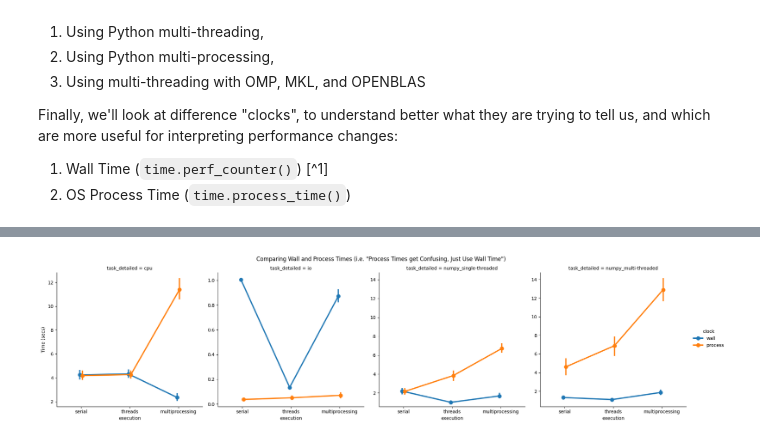
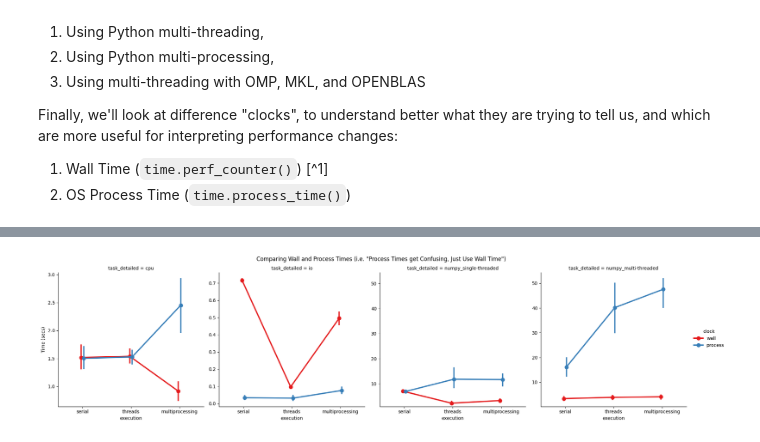
Before and after one commit to nickdelgrosso/HelmholtzAI-TrainingSeries2025, a Jupyter notebook: notebooks/04_profiling/threading_performance.ipynb, the cells around one changed output, grey strips where cells are left out. Drawn from its saved outputs; the diff is of its cells as text; code cells hidden in the pictures.

```diff
--- a/notebooks/04_profiling/threading_performance.ipynb
+++ b/notebooks/04_profiling/threading_performance.ipynb
@@ -111,0 +83,17 @@ plt.gcf().axes[0].set_ylabel('Wall Time (secs)');
+# %%
+
+
+df = pd.read_json('perf_cache.json').astype({"OMP_NUM_THREADS": int, "MKL_NUM_THREADS": int, "OPENBLAS_NUM_THREADS": int})
+df['OPENBLAS_multithreaded'] = df['OPENBLAS_NUM_THREADS'].map({1: "single", 2: pd.NA, 4: "multi", 8: "multi"})
+df['task_detailed'] = df['task']
+df.loc[(df['task'] == 'numpy') & (df['OPENBLAS_multithreaded'] == 'multi'), 'task_detailed'] = 'numpy_multi-threaded'
+df.loc[(df['task'] == 'numpy') & (df['OPENBLAS_multithreaded'] == 'single'), 'task_detailed'] = 'numpy_single-threaded'
+df.dropna(inplace=True)
+df.drop(columns=['OMP_NUM_THREADS', 'MKL_NUM_THREADS', 'OPENBLAS_NUM_THREADS'], inplace=True)
+def melt(df: pd.DataFrame, cols: list[str], var_name: str, value_name: str) -> pd.DataFrame:
+    return df.melt(id_vars=list(df.columns.drop(cols)), value_vars=cols, var_name=var_name, value_name=value_name)
+
+df = melt(df, ['wall', 'process'], 'clock', 'time')
+
+
+df.head(10)
@@ -112,15 +222,16 @@ plt.gcf().axes[0].set_ylabel('Wall Time (secs)');
 # %%
 sns.catplot(
-    data=tidy,
+    data=df,
     kind='point',
     x='execution', y='time', dodge=True, order=['serial', 'threads', 'multiprocessing'],
     hue='clock',# hue_order=['single', 'multi'],
     col='task_detailed', col_order=['cpu', 'io', 'numpy_single-threaded', 'numpy_multi-threaded'], sharey=False,
+    palette='Set1',
 );
 plt.suptitle('Comparing Wall and Process Times (i.e. "Process Times get Confusing, Just Use Wall Time")', y=1.03)
 plt.gcf().axes[0].set_ylabel('Time (secs)');
 numpy_max_time = max(plt.gcf().axes[2].get_ylim()[1], plt.gcf().axes[3].get_ylim()[1])
 plt.gcf().axes[2].set_ylim(None, numpy_max_time)
 plt.gcf().axes[3].set_ylim(None, numpy_max_time);
 # %% [output]
-[figure, old version]
+[figure, new version]
```
Also changed, not shown: parts of 15 cells of this notebook, 2 other files.
